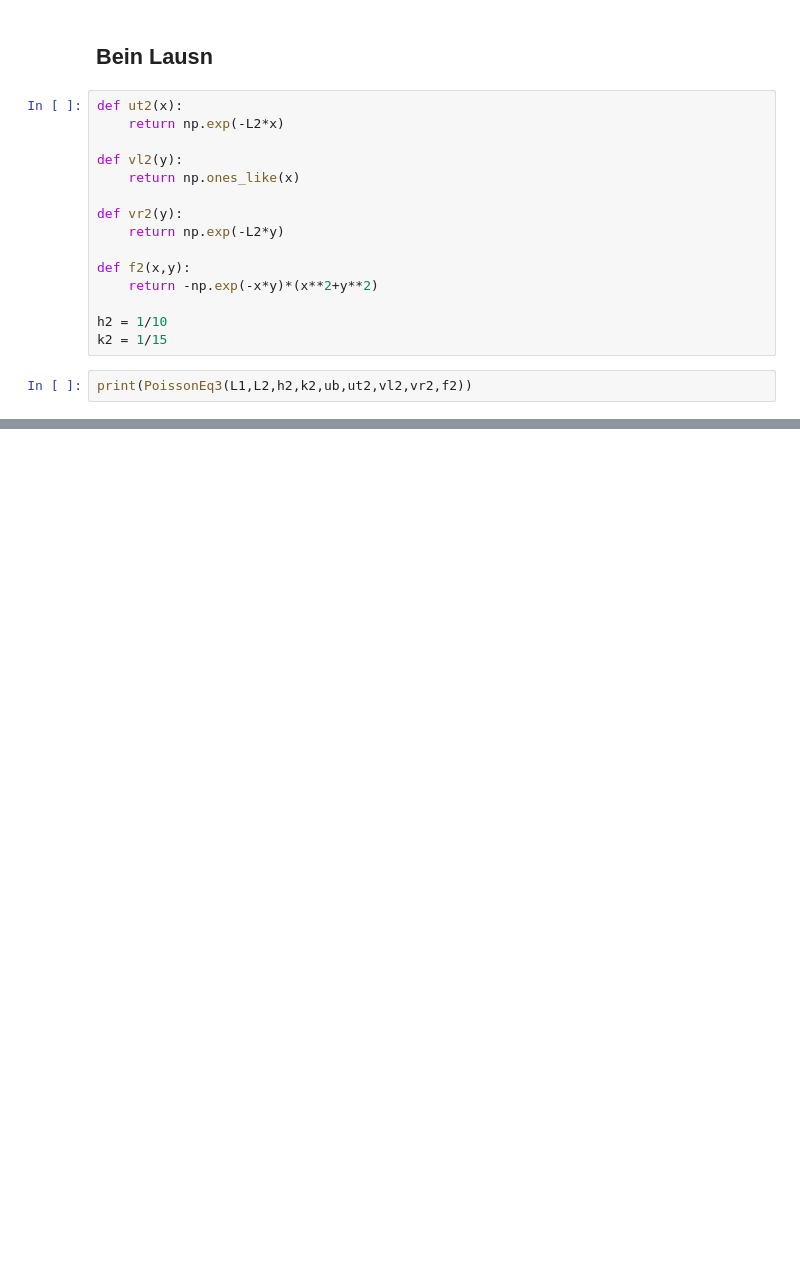
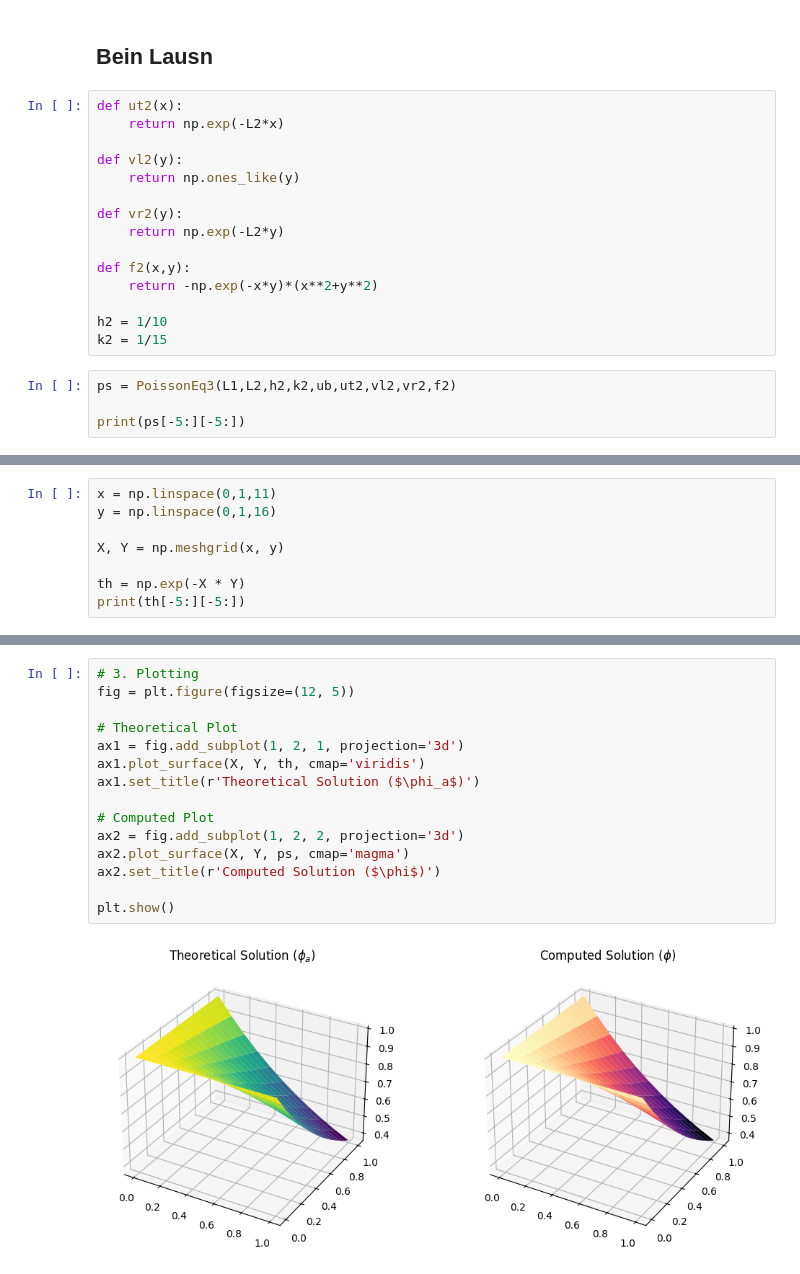
Before and after one commit to Danekpepe/Stae_Lokaverkefni, a Jupyter notebook: Lokaverkefni.ipynb, the cells around one changed output, grey strips where cells are left out. Drawn from its saved outputs; the diff is of its cells as text; blank space fills up the shorter version.

```diff
--- a/Lokaverkefni.ipynb
+++ b/Lokaverkefni.ipynb
@@ -267,7 +267,7 @@ def ut2(x):
     return np.exp(-L2*x)
 
 def vl2(y):
-    return np.ones_like(x)
+    return np.ones_like(y)
 
 def vr2(y):
     return np.exp(-L2*y)
@@ -278,5 +278,7 @@ def f2(x,y):
 h2 = 1/10
 k2 = 1/15
 # %%
-print(PoissonEq3(L1,L2,h2,k2,ub,ut2,vl2,vr2,f2))
+ps = PoissonEq3(L1,L2,h2,k2,ub,ut2,vl2,vr2,f2)
+
+print(ps[-5:][-5:])
 # %% [output]
@@ -283,0 +295,8 @@ NameError: name 'x' is not defined
+# %%
+x = np.linspace(0,1,11)
+y = np.linspace(0,1,16)
+
+X, Y = np.meshgrid(x, y)
+
+th = np.exp(-X * Y)
+print(th[-5:][-5:])
@@ -283,0 +314,17 @@ NameError: name 'x' is not defined
+# %%
+# 3. Plotting
+fig = plt.figure(figsize=(12, 5))
+
+# Theoretical Plot
+ax1 = fig.add_subplot(1, 2, 1, projection='3d')
+ax1.plot_surface(X, Y, th, cmap='viridis')
+ax1.set_title(r'Theoretical Solution ($\phi_a$)')
+
+# Computed Plot
+ax2 = fig.add_subplot(1, 2, 2, projection='3d')
+ax2.plot_surface(X, Y, ps, cmap='magma')
+ax2.set_title(r'Computed Solution ($\phi$)')
+
+plt.show()
+# %% [output]
+[figure, added]
```
Also changed, not shown: parts of 9 cells of this notebook, 2 other files.
